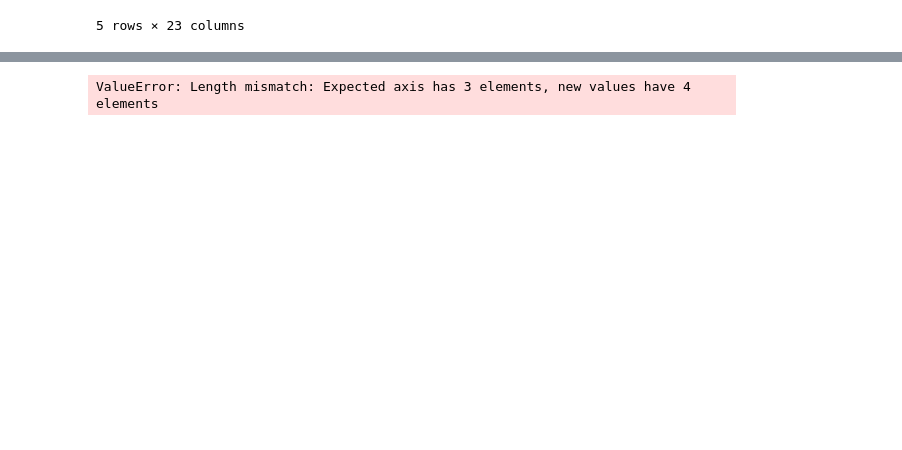
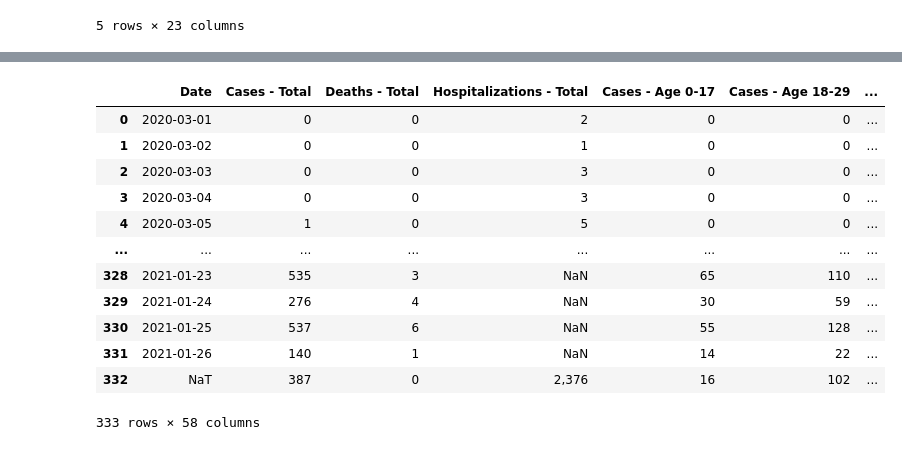
Before and after one commit to rsa153/cc-project1, a Jupyter notebook: DatacleaningAPI/ChicagoCovidAnalysis.ipynb, the cells around one changed output, grey strips where cells are left out. Saved outputs shown, nothing was run; the diff lists cells and outputs as text; code cells hidden in the pictures; blank space fills up the shorter version.

```diff
--- a/DatacleaningAPI/ChicagoCovidAnalysis.ipynb
+++ b/DatacleaningAPI/ChicagoCovidAnalysis.ipynb
@@ -70,6 +70,6 @@ Covid_transformed.head()
 | 4 | 3/5/2020 | 1 |
 # %%
 #Datetime for Covid
-Covid_recordsDF['Date'] = pd.to_datetime(Covid_recordsDF['Date'], format="%m/%d/%Y")
-Covid_recordsDF.dtypes
+Covid_transformed['Date'] = pd.to_datetime(Covid_transformed['Date'], format="%m/%d/%Y")
+Covid_transformed.dtypes
 # %% [output]
@@ -220,7 +211,0 @@ Crime_transformed.head()
-# %%
-#Roll up crime data by date and merge to a single df
-Crime_datadf = Crime_datadf.groupby(['date_of_occurrence', 'case_']).size().reset_index()
-Crime_datadf.columns = ['date_of_occurrence', 'case_', '_primary_decsription', '_location_description']
-Crime_datadf
-# %% [output]
-ValueError: Length mismatch: Expected axis has 3 elements, new values have 4 elements
@@ -226,0 +215,16 @@ ValueError: Length mismatch: Expected axis has 3 elements, new values have 4 ele
+# %%
+Covid_recordsDF
+# %% [output]
+|  | Date | Cases - Total | Deaths - Total | Hospitalizations - Total | Cases - Age 0-17 | Cases - Age 18-29 | ... |
+| 0 | 2020-03-01 | 0 | 0 | 2 | 0 | 0 | ... |
+| 1 | 2020-03-02 | 0 | 0 | 1 | 0 | 0 | ... |
+| 2 | 2020-03-03 | 0 | 0 | 3 | 0 | 0 | ... |
+| 3 | 2020-03-04 | 0 | 0 | 3 | 0 | 0 | ... |
+| 4 | 2020-03-05 | 1 | 0 | 5 | 0 | 0 | ... |
+| ... | ... | ... | ... | ... | ... | ... | ... |
+| 328 | 2021-01-23 | 535 | 3 | NaN | 65 | 110 | ... |
+| 329 | 2021-01-24 | 276 | 4 | NaN | 30 | 59 | ... |
+| 330 | 2021-01-25 | 537 | 6 | NaN | 55 | 128 | ... |
+| 331 | 2021-01-26 | 140 | 1 | NaN | 14 | 22 | ... |
+| 332 | NaT | 387 | 0 | 2,376 | 16 | 102 | ... |
+333 rows × 58 columns
```
Also changed, not shown: parts of 8 cells of this notebook.
